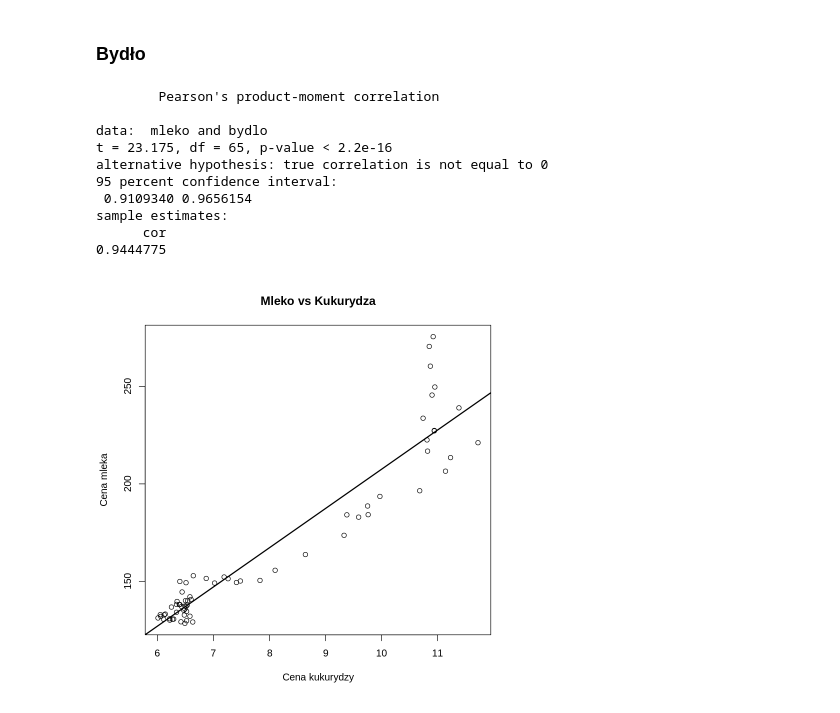
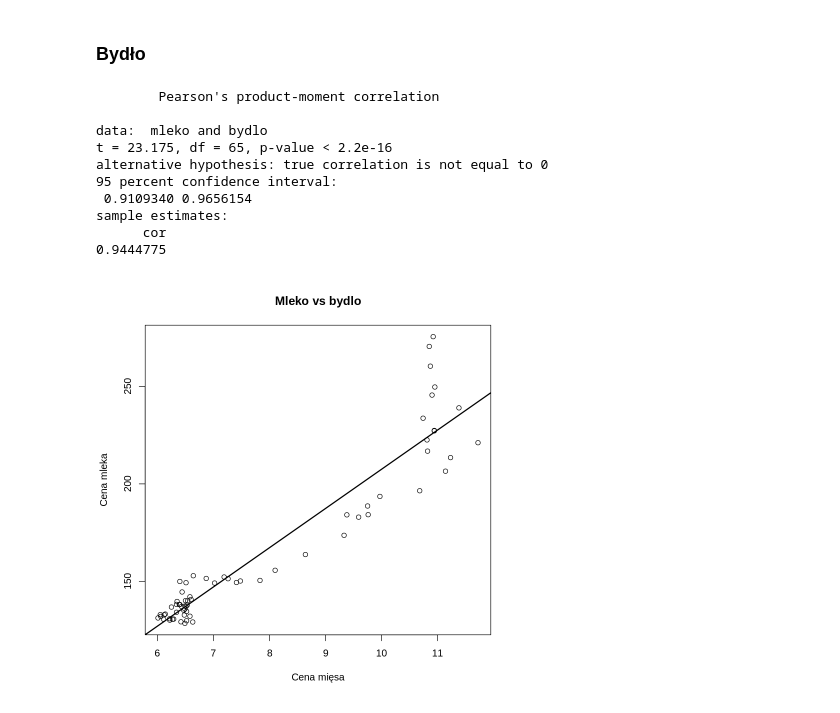
Before and after one commit to plo17/econometric_model, a Jupyter notebook: korelacje.ipynb, the cells around one changed output. Cells and saved outputs as stored; diff of their text form; code cells hidden in the pictures.

```diff
--- a/korelacje.ipynb
+++ b/korelacje.ipynb
@@ -168,20 +183,20 @@ sample estimates:
 # %%
 # Mleko vs bydlo
 plot(bydlo, mleko,
-     main = "Mleko vs Kukurydza",
-     xlab = "Cena kukurydzy", ylab = "Cena mleka")
+     main = "Mleko vs bydlo",
+     xlab = "Cena mięsa", ylab = "Cena mleka")
 abline(lm(mleko ~ bydlo), col = "black", lwd = 2)
 
 cor.test(mleko, bydlo)
 # %% [output]
         Pearson's product-moment correlation
 
 data:  mleko and bydlo
 t = 23.175, df = 65, p-value < 2.2e-16
 alternative hypothesis: true correlation is not equal to 0
 95 percent confidence interval:
  0.9109340 0.9656154
 sample estimates:
       cor
 0.9444775
-[figure, old version]
+[figure, new version]
```
Also changed, not shown: parts of 1 cell of this notebook.
